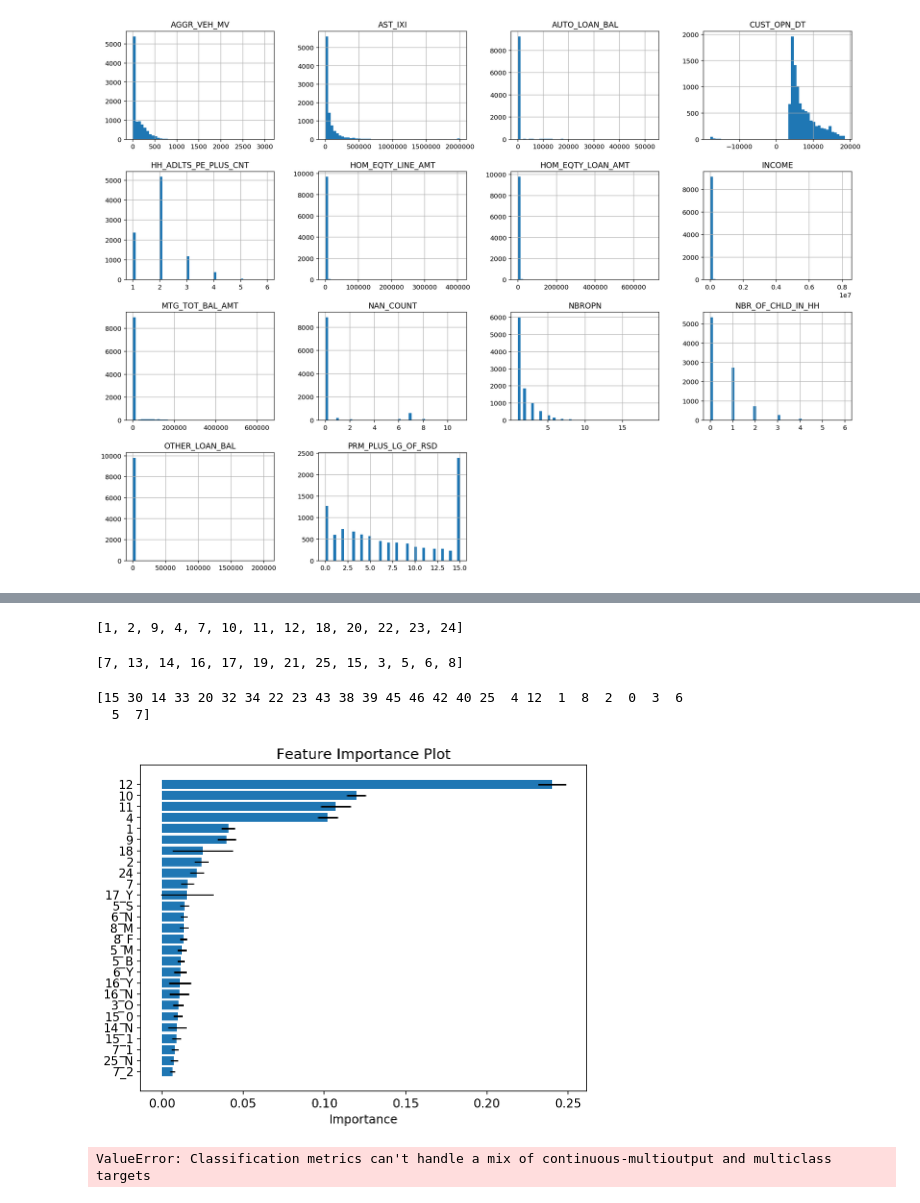
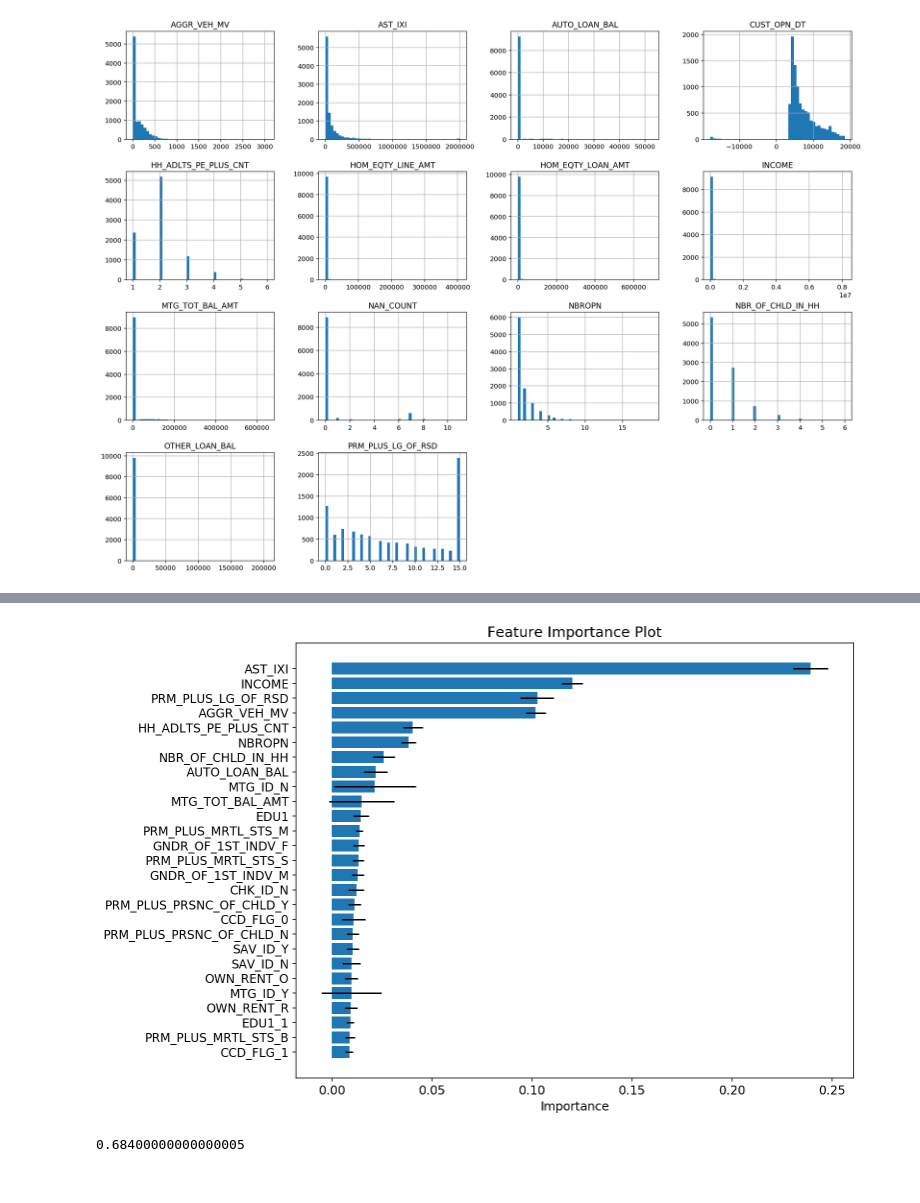
Before and after one commit to ethen8181/programming, a Jupyter notebook: boxcox_transformers/main.ipynb, the cells around one changed output, grey strips where cells are left out. Cells and saved outputs as stored; diff of their text form; code cells hidden in the pictures.

```diff
--- a/boxcox_transformers/main.ipynb
+++ b/boxcox_transformers/main.ipynb
@@ -181,8 +173,8 @@ from sklearn.model_selection import train_test_split
 
 test_size = 0.1
 split_random_state = 1234
-X_train, X_test, y_train, y_test, ids_train, ids_test = train_test_split(
-    data.values, label, ids, test_size = test_size,
+df_train, df_test, y_train, y_test, ids_train, ids_test = train_test_split(
+    data, label, ids, test_size = test_size,
     random_state = split_random_state, stratify = label)
 # %%
 # column NBR_OF_CHLD_IN_HH, HH_ADLTS_PE_PLUS_CNT
@@ -191,10 +183,8 @@ X_train, X_test, y_train, y_test, ids_train, ids_test = train_test_split(
 # HOM_EQTY_LINE_AMT, HOM_EQTY_LOAN_AMT, OTHER_LOAN_BAL, AUTO_LOAN_BAL
 # contains very very few NAN values, and will be filled with the median
 fill_mode_cols = ['NBR_OF_CHLD_IN_HH', 'HH_ADLTS_PE_PLUS_CNT']
-fill_mode_cols = [data.columns.get_loc(col) for col in fill_mode_cols]
 fill_median_cols = ['INCOME', 'AGGR_VEH_MV', 'PRM_PLUS_LG_OF_RSD', 'AST_IXI',
                     'HOM_EQTY_LINE_AMT', 'HOM_EQTY_LOAN_AMT',
                     'OTHER_LOAN_BAL', 'AUTO_LOAN_BAL']
-fill_median_cols = [data.columns.get_loc(col) for col in fill_median_cols]
 fill_median_cols
 # %% [output]
@@ -203,7 +200,3 @@ fill_median_cols
 # PRM_PLUS_LG_OF_RSD, INCOME, AGGR_VEH_MV, AST_IXI
 # HOM_EQTY_LINE_AMT, HOM_EQTY_LOAN_AMT, OTHER_LOAN_BAL,
 # AUTO_LOAN_BAL
-# %%
-num_cols = [data.columns.get_loc(col) for col in num_cols]
-cat_cols = [data.columns.get_loc(col) for col in cat_cols + str_cols]
-cat_cols
@@ -217,7 +208,7 @@ from custom_transformers import Preprocess, MultipleImputer, BoxCoxTransformer
 boxcox_tr = BoxCoxTransformer(fill_mode_cols + fill_median_cols)
 strategies = {'mode': fill_mode_cols, 'median': fill_median_cols}
 imputer = MultipleImputer(strategies)
-preprocess = Preprocess(num_cols = num_cols, cat_cols = cat_cols)
+preprocess = Preprocess(num_cols = num_cols, cat_cols = cat_cols + str_cols)
 rf = RandomForestClassifier()
 
 pipeline = Pipeline([
@@ -226,7 +217,7 @@ pipeline = Pipeline([
     ('preprocess', preprocess),
     ('rf', rf)
 ])
-pipeline.fit(X_train, y_train)
+pipeline.fit(df_train, y_train)
 # %% [output]
 Pipeline(memory=None,
      steps=[('boxcox', BoxCoxTransformer(copy=True, eps=1e-08,
@@ -270,31 +245,20 @@ def viz_importance(model, feature_names, n_features):
     plt.yticks(y_pos, names)
     plt.xlabel('Importance')
     plt.title('Feature Importance Plot')
-# %%
-num_cols
-# %% [output]
-[1, 2, 9, 4, 7, 10, 11, 12, 18, 20, 22, 23, 24]
-# %%
-cat_cols
-# %% [output]
-[7, 13, 14, 16, 17, 19, 21, 25, 15, 3, 5, 6, 8]
 # %%
 # change default figure and font size
-plt.rcParams['figure.figsize'] = 8, 6
+plt.rcParams['figure.figsize'] = 10, 8
 plt.rcParams['font.size'] = 12
 
 # visualize the feature importance of every variable
+rf = pipeline.named_steps['rf']
 preprocess = pipeline.named_steps['preprocess']
-viz_importance(rf, np.asarray(preprocess.colnames_), X_train.shape[1])
+viz_importance(rf, preprocess.colnames_, df_train.shape[1])
 # %% [output]
-[15 30 14 33 20 32 34 22 23 43 38 39 45 46 42 40 25  4 12  1  8  2  0  3  6
-  5  7]
-[figure, old version]
+[figure, new version]
 # %%
 from sklearn.metrics import accuracy_score
 
-
-
-accuracy_score(pipeline.predict_proba(X_test), y_test)
+accuracy_score(pipeline.predict(df_test), y_test)
 # %% [output]
-ValueError: Classification metrics can't handle a mix of continuous-multioutput and multiclass targets
+0.68400000000000005
```
Also changed, not shown: parts of 9 cells of this notebook, 4 other files.
